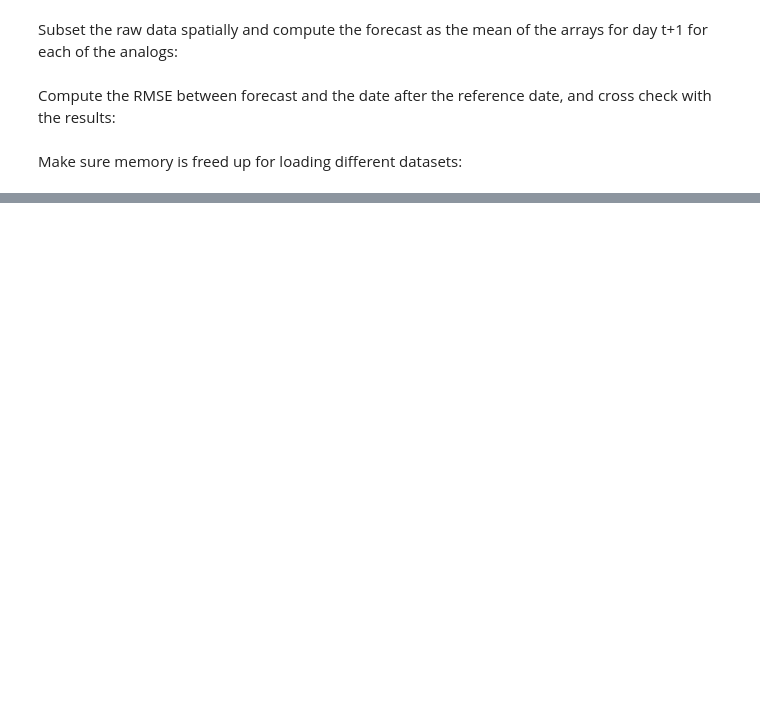
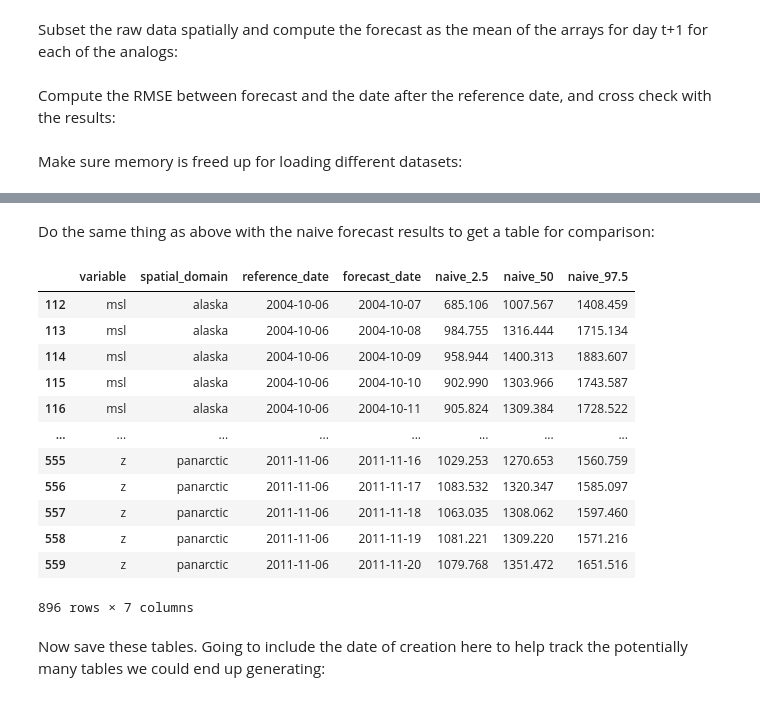
Before and after one commit to ua-snap/analog-forecast, a Jupyter notebook: skill_profiling/Nome_storm_dates_analysis.ipynb, the cells around one changed output, grey strips where cells are left out. Cells and saved outputs as stored; diff of their text form; code cells hidden in the pictures; blank space fills up the shorter version.

```diff
--- a/skill_profiling/Nome_storm_dates_analysis.ipynb
+++ b/skill_profiling/Nome_storm_dates_analysis.ipynb
@@ -144,0 +259,26 @@ end
+# %% [markdown]
+Do the same thing as above with the naive forecast results to get a table for comparison:
+# %%
+naive_df["forecast_date"] = (pd.to_datetime(naive_df["reference_date"]) + pd.to_timedelta(naive_df["forecast_day_number"], unit="d"))
+naive_df_subset = naive_df.query("reference_date in @keep_ref_dates.unique()").drop(columns="forecast_day_number")[
+    # re-order columns
+    ["variable", "spatial_domain", "reference_date", "forecast_date", "naive_2.5", "naive_50", "naive_97.5"]
+# no anomaly_search option for naive forecasting
+].sort_values(["variable", "spatial_domain", "reference_date"])
+naive_df_subset
+# %% [output]
+|  | variable | spatial_domain | reference_date | forecast_date | naive_2.5 | naive_50 | naive_97.5 |
+| 112 | msl | alaska | 2004-10-06 | 2004-10-07 | 685.106 | 1007.567 | 1408.459 |
+| 113 | msl | alaska | 2004-10-06 | 2004-10-08 | 984.755 | 1316.444 | 1715.134 |
+| 114 | msl | alaska | 2004-10-06 | 2004-10-09 | 958.944 | 1400.313 | 1883.607 |
+| 115 | msl | alaska | 2004-10-06 | 2004-10-10 | 902.990 | 1303.966 | 1743.587 |
+| 116 | msl | alaska | 2004-10-06 | 2004-10-11 | 905.824 | 1309.384 | 1728.522 |
+| ... | ... | ... | ... | ... | ... | ... | ... |
+| 555 | z | panarctic | 2011-11-06 | 2011-11-16 | 1029.253 | 1270.653 | 1560.759 |
+| 556 | z | panarctic | 2011-11-06 | 2011-11-17 | 1083.532 | 1320.347 | 1585.097 |
+| 557 | z | panarctic | 2011-11-06 | 2011-11-18 | 1063.035 | 1308.062 | 1597.460 |
+| 558 | z | panarctic | 2011-11-06 | 2011-11-19 | 1081.221 | 1309.220 | 1571.216 |
+| 559 | z | panarctic | 2011-11-06 | 2011-11-20 | 1079.768 | 1351.472 | 1651.516 |
+896 rows × 7 columns
+# %% [markdown]
+Now save these tables. Going to include the date of creation here to help track the potentially many tables we could end up generating:
```
Also changed, not shown: parts of 37 cells of this notebook, 2 other files.
